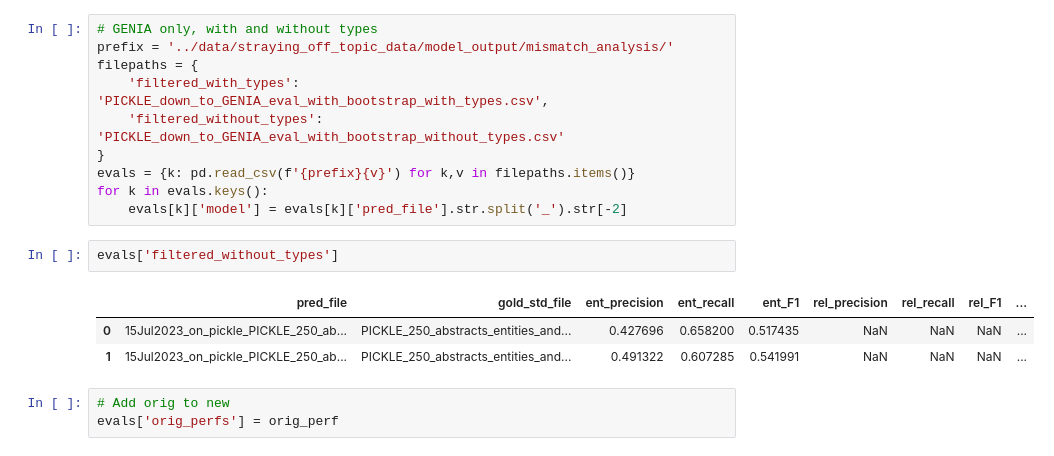
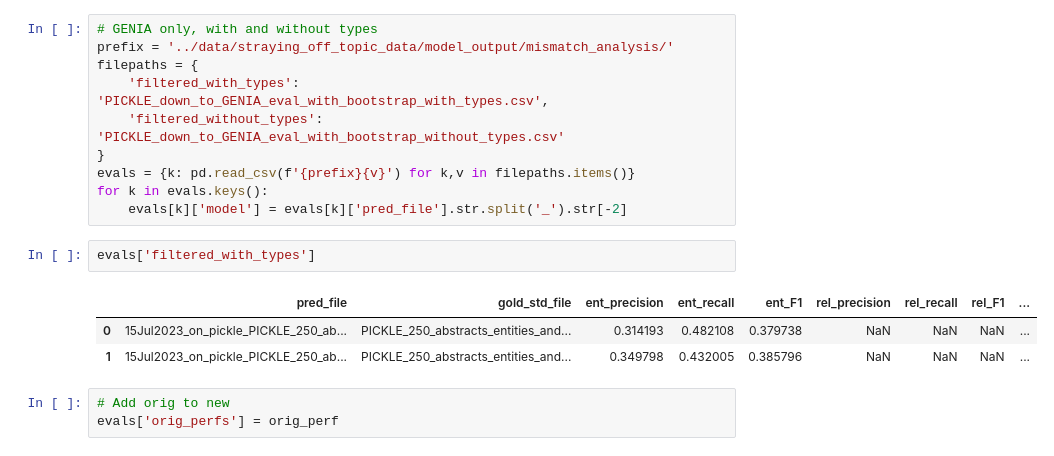
Before and after one commit to ShiuLab/pickle-corpus-code, a Jupyter notebook: jupyter_notebooks/genia_filtered_type_analysis.ipynb, the cells around one changed output. Drawn from its saved outputs; the diff is of its cells as text.

```diff
--- a/jupyter_notebooks/genia_filtered_type_analysis.ipynb
+++ b/jupyter_notebooks/genia_filtered_type_analysis.ipynb
@@ -65,11 +65,11 @@ evals = {k: pd.read_csv(f'{prefix}{v}') for k,v in filepaths.items()}
 for k in evals.keys():
     evals[k]['model'] = evals[k]['pred_file'].str.split('_').str[-2]
 # %%
-evals['filtered_without_types']
+evals['filtered_with_types']
 # %% [output]
 |  | pred_file | gold_std_file | ent_precision | ent_recall | ent_F1 | rel_precision | rel_recall | rel_F1 | ... |
-| 0 | 15Jul2023_on_pickle_PICKLE_250_ab... | PICKLE_250_abstracts_entities_and... | 0.427696 | 0.658200 | 0.517435 | NaN | NaN | NaN | ... |
-| 1 | 15Jul2023_on_pickle_PICKLE_250_ab... | PICKLE_250_abstracts_entities_and... | 0.491322 | 0.607285 | 0.541991 | NaN | NaN | NaN | ... |
+| 0 | 15Jul2023_on_pickle_PICKLE_250_ab... | PICKLE_250_abstracts_entities_and... | 0.314193 | 0.482108 | 0.379738 | NaN | NaN | NaN | ... |
+| 1 | 15Jul2023_on_pickle_PICKLE_250_ab... | PICKLE_250_abstracts_entities_and... | 0.349798 | 0.432005 | 0.385796 | NaN | NaN | NaN | ... |
 # %%
 # Add orig to new
 evals['orig_perfs'] = orig_perf
```
Also changed, not shown: 3 other files.
